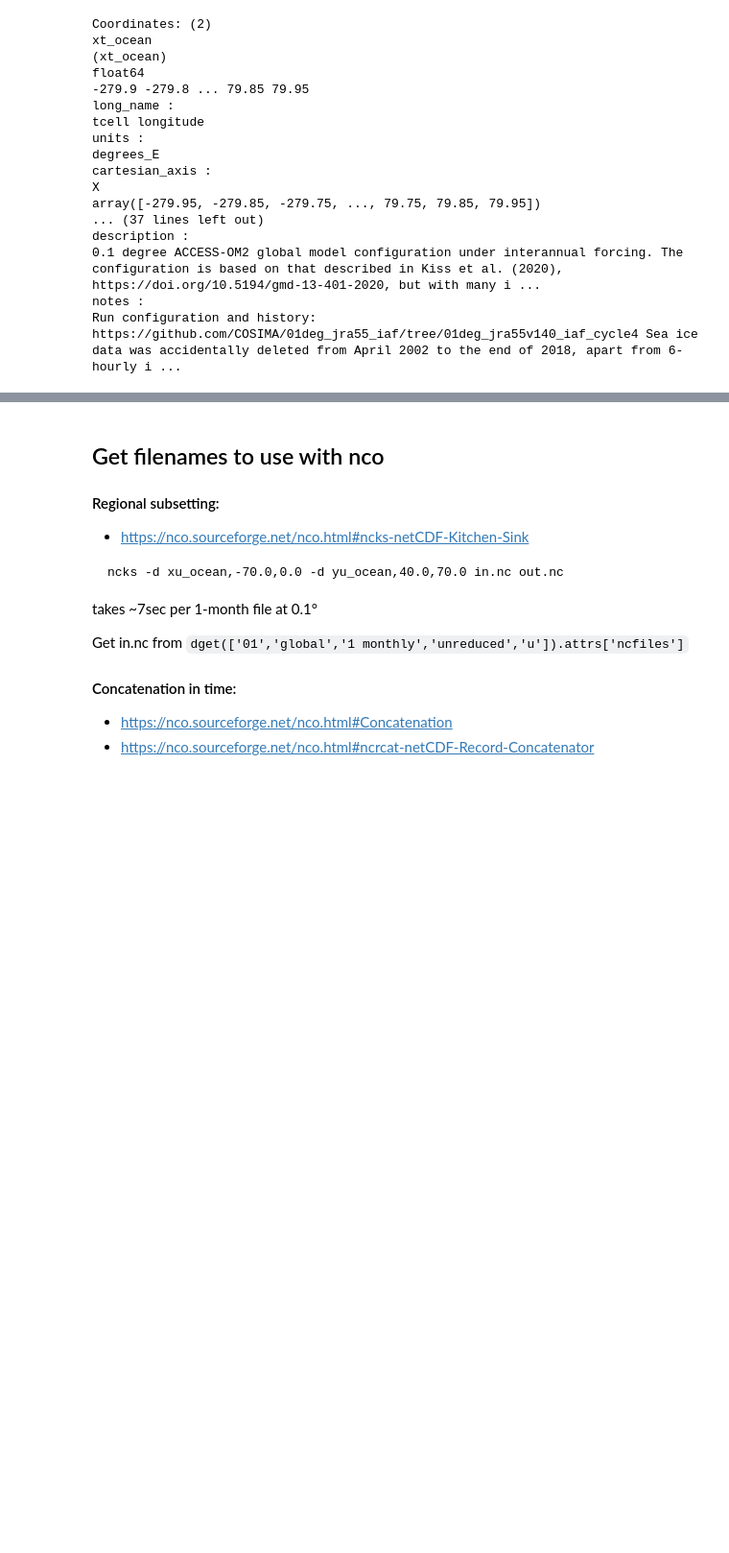
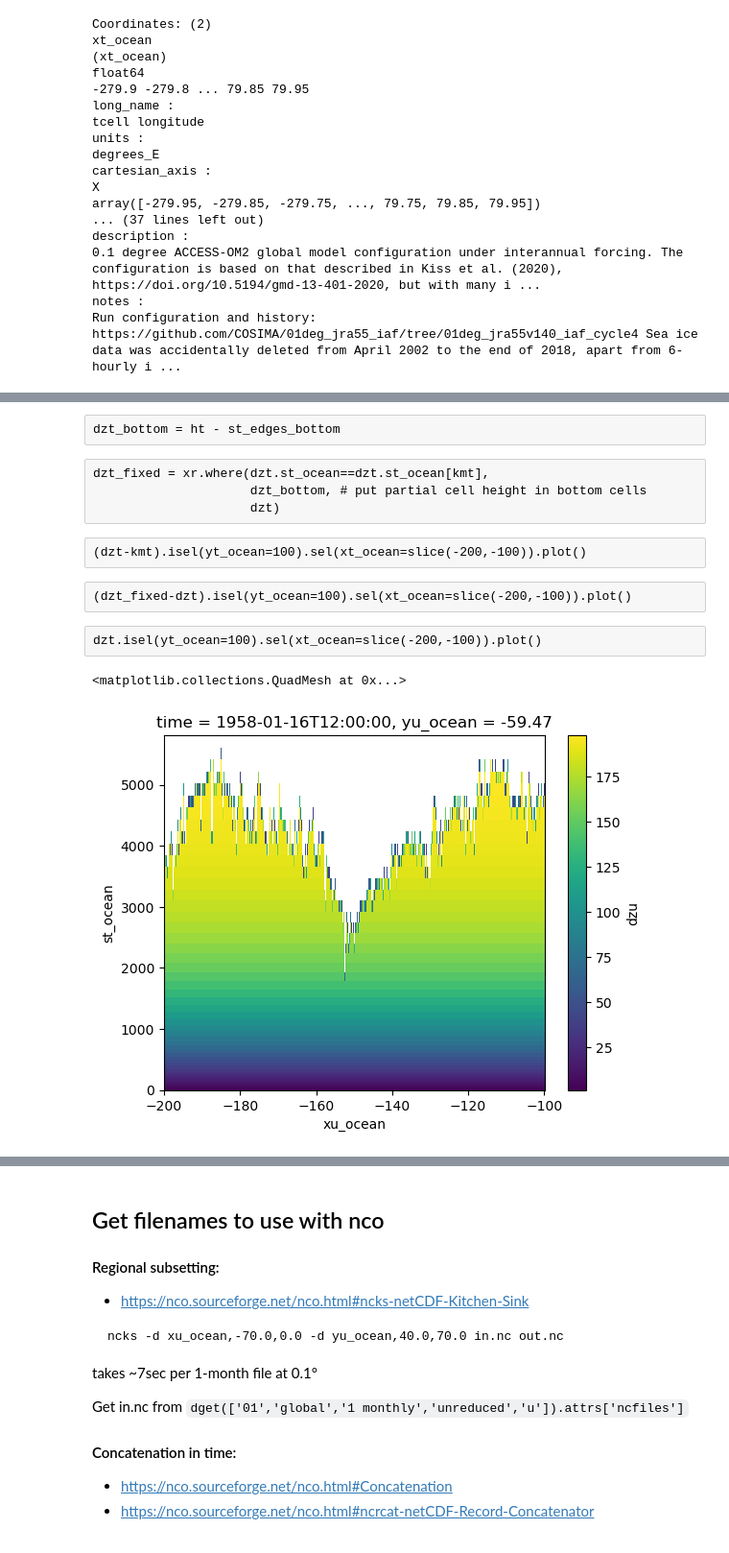
Before and after one commit to aekiss/OSNAP, a Jupyter notebook: OSNAP-nco.ipynb, the cells around one changed output, grey strips where cells are left out. Shown: that part at 96% size. Cells and saved outputs as stored; diff of their text form; code cells hidden in the pictures; blank space fills up the shorter version.

Commit message:
OSNAP-nco.ipynb as used to calculate grid data (incl dzt, dzu) send to Fred, 17 Dec 2024

```diff
--- a/OSNAP-nco.ipynb
+++ b/OSNAP-nco.ipynb
@@ -326,11 +344,0 @@ Wall time: 113 ms
-# %%
-for expt in data.keys():
-    print(expt)
-    ds = xr.merge([dget([expt, 'global', 'static', k]) for k in tgridvars])
-    break
-    # for enum, k in enumerate(tgridvars):
-    #     kkey =
-    #     if k==0:
-    #         ds = dget(kkey)
-    #     else
-    #     ds = xr.merge(
@@ -443,0 +434,2 @@ showdata()
+# %%
+basedir = '/g/data/v45/aek156/notebooks/github/aekiss/OSNAP/data-nco-new/'
@@ -443,0 +557,17 @@ showdata()
+# %% [raw]
+dzt_bottom = ht - st_edges_bottom
+# %% [raw]
+dzt_fixed = xr.where(dzt.st_ocean==dzt.st_ocean[kmt],
+                     dzt_bottom, # put partial cell height in bottom cells
+                     dzt)
+# %% [raw]
+(dzt-kmt).isel(yt_ocean=100).sel(xt_ocean=slice(-200,-100)).plot()
+# %% [raw]
+(dzt_fixed-dzt).isel(yt_ocean=100).sel(xt_ocean=slice(-200,-100)).plot()
+# %% [raw]
+dzt.isel(yt_ocean=100).sel(xt_ocean=slice(-200,-100)).plot()
+# %%
+dzt_fixed.isel(yu_ocean=500).sel(xu_ocean=slice(-200,-100)).plot()
+# %% [output]
+<matplotlib.collections.QuadMesh at 0x...>
+[figure, added]
```
Also changed, not shown: parts of 28 cells of this notebook.
